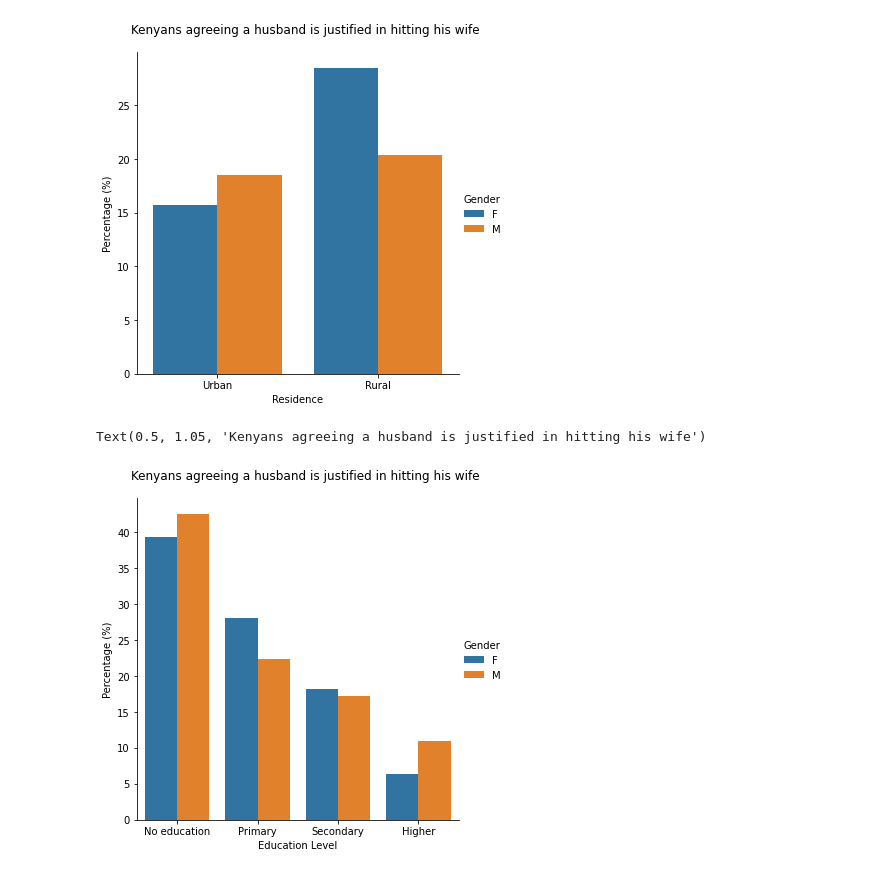
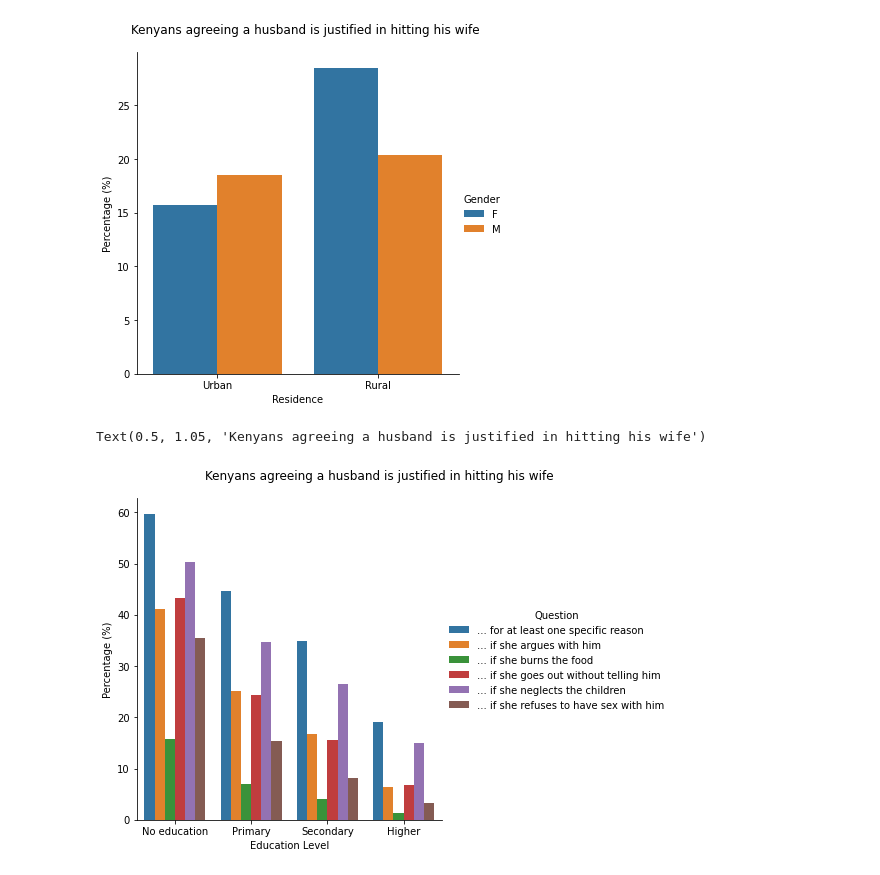
Before and after one commit to 3liud/gender_based_violence, a Jupyter notebook: gender_violence.ipynb, the cells around one changed output. Saved outputs shown, nothing was run; the diff lists cells and outputs as text; code cells hidden in the pictures.

Commit message:
added ReadMe file and charts on Kenyan gender violence

```diff
--- a/gender_violence.ipynb
+++ b/gender_violence.ipynb
@@ -133,11 +133,11 @@ Text(0.5, 1.05, 'Kenyans agreeing a husband is justified in hitting his wife')
 [figure]
 # %%
 Kenya_graph = Kenya_GV[Kenya_GV['Demographics Question'] == 'Education']
-Kenya_chart = sns.catplot(x = 'Demographics Response', y = 'Value', hue = 'Gender',
+Kenya_chart = sns.catplot(x = 'Demographics Response', y = 'Value', hue = 'Question',
                          order = ['No education', 'Primary', 'Secondary', 'Higher'],
                          data = Kenya_graph, kind = 'bar', ci=None)
 Kenya_chart.set_axis_labels('Education Level', 'Percentage (%)')
 Kenya_chart.fig.suptitle('Kenyans agreeing a husband is justified in hitting his wife', y=1.05)
 # %% [output]
 Text(0.5, 1.05, 'Kenyans agreeing a husband is justified in hitting his wife')
-[figure, old version]
+[figure, new version]
```
